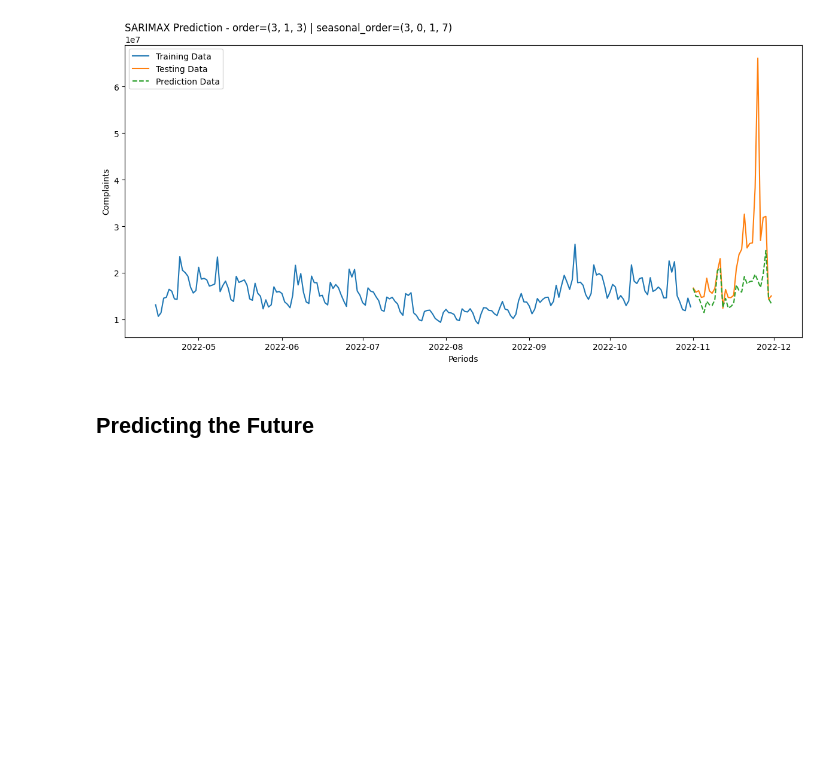
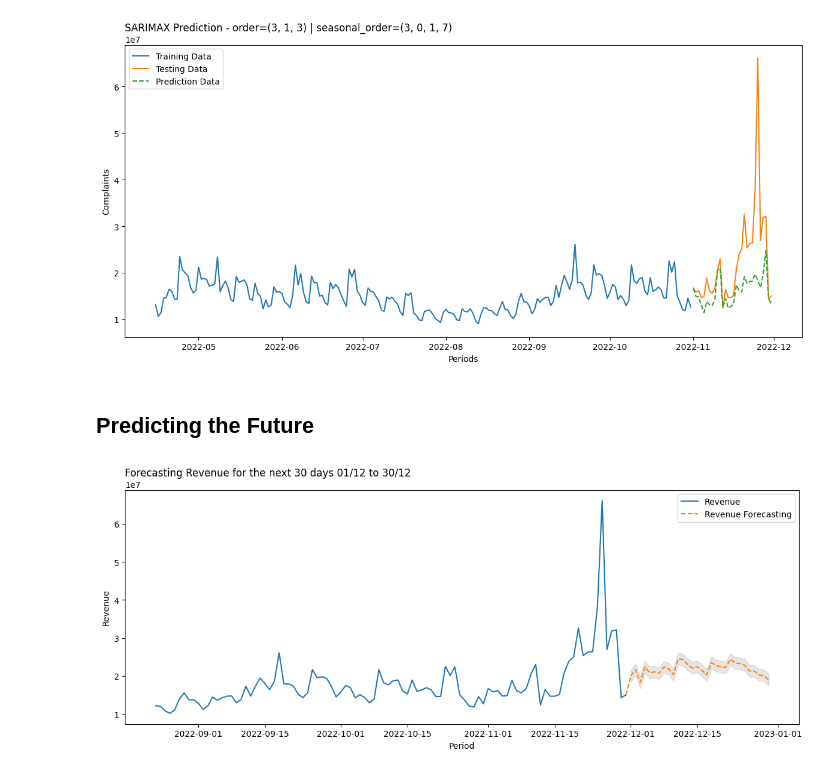
Before and after one commit to Vinni-Anddrade/time_series_course, a Jupyter notebook: 6_arima_sarima_sarimax/arima_sarima_sarimax.ipynb, the cells around one changed output. Drawn from its saved outputs; the diff is of its cells as text; code cells hidden in the pictures; blank space fills up the shorter version.

Commit message:
feat: Finish ARIMAX, SARIMA, SARIMAX Studies

```diff
--- a/6_arima_sarima_sarimax/arima_sarima_sarimax.ipynb
+++ b/6_arima_sarima_sarimax/arima_sarima_sarimax.ipynb
@@ -604,3 +604,44 @@ model_assessment(train[-200:]["revenue"], test[-200:]["revenue"], sarimax_result
 [figure]
 # %% [markdown]
 ## Predicting the Future
+# %%
+y = df["revenue"]
+x = df[["discount_rate", "coupon_rate"]]
+
+future_exog = x.copy()
+
+future_exog["coupon_rate"] = future_exog["coupon_rate"].shift(30)
+future_exog["discount_rate"] = future_exog["discount_rate"].shift(30)
+future_exog = future_exog.iloc[-30:]
+
+sarimax_complete_model = SARIMAX(
+    endog=y,
+    exog=x,
+    order=(3, 1, 3),
+    seasonal_order=(3, 0, 1, 7)
+).fit()
+
+results_sarimax_final = sarimax_complete_model.forecast(steps=30, exog=future_exog)
+# %%
+plt.figure(figsize=(12, 5))
+plt.plot(df["revenue"][-100:], label="Revenue")
+plt.plot(pd.concat([df["revenue"][-1:], results_sarimax_final]), label="Revenue Forecasting", ls="--")
+
+std_forecasting = results_sarimax_final.std()
+
+
+plt.fill_between(
+    x=results_sarimax_final.index,
+    y1=(results_sarimax_final + (std_forecasting * 1)),
+    y2=(results_sarimax_final - (std_forecasting * 1)),
+    alpha=0.2,
+    color="gray"
+)
+plt.legend()
+plt.xlabel("Period")
+plt.ylabel("Revenue")
+plt.title("Forecasting Revenue for the next 30 days 01/12 to 30/12", loc="left")
+plt.tight_layout()
+plt.show()
+# %% [output]
+[figure, added]
```
Also changed, not shown: parts of 4 cells of this notebook.
